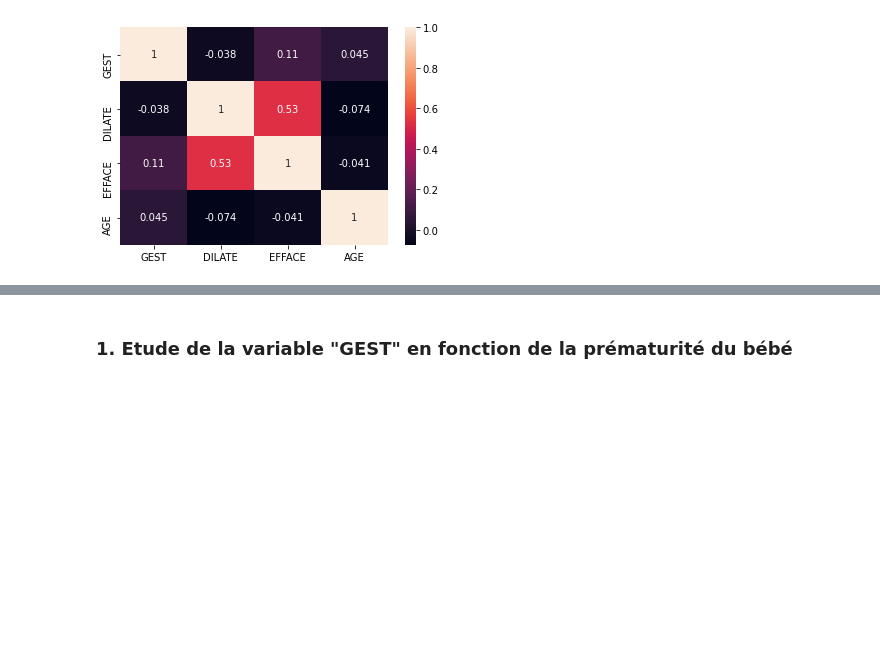
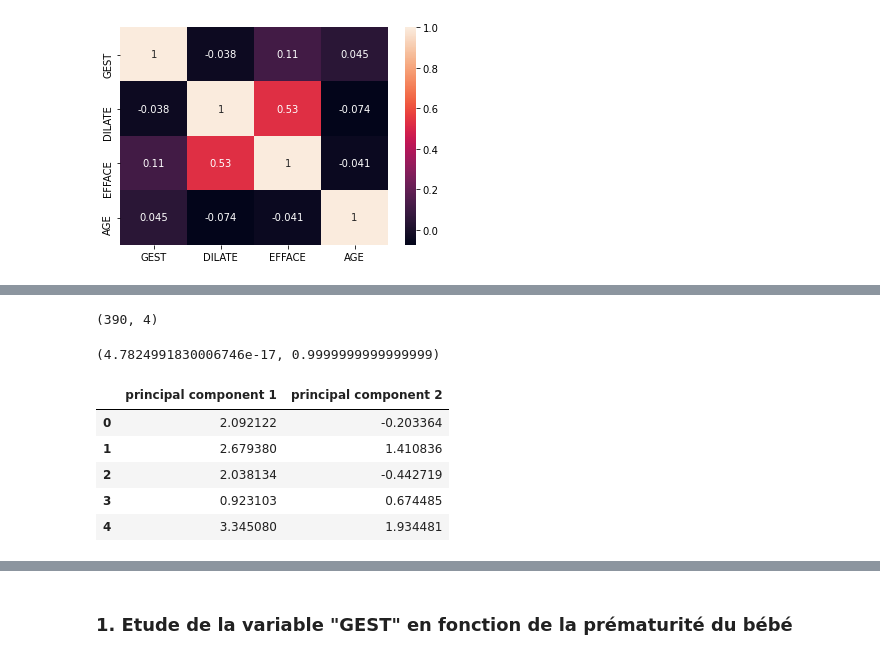
Before and after one commit to DorianKeds/ML_IASchool, a Jupyter notebook: POULES_Projet_Machine_Learning_IA.ipynb, the cells around one changed output, grey strips where cells are left out. Cells and saved outputs as stored; diff of their text form; code cells hidden in the pictures; blank space fills up the shorter version.

```diff
--- a/POULES_Projet_Machine_Learning_IA.ipynb
+++ b/POULES_Projet_Machine_Learning_IA.ipynb
@@ -226,0 +240,9 @@ plt.show()
+# %%
+X.shape
+# %% [output]
+(390, 4)
+# %%
+# Vérifions si les données normalisées ont une moyenne de 0 et un écart type de 1.
+np.mean(X),np.std(X)
+# %% [output]
+(4.7824991830006746e-17, 0.9999999999999999)
@@ -226,0 +259,9 @@ plt.show()
+# %%
+principal_composant_Df.head()
+# %% [output]
+|  | principal component 1 | principal component 2 |
+| 0 | 2.092122 | -0.203364 |
+| 1 | 2.679380 | 1.410836 |
+| 2 | 2.038134 | -0.442719 |
+| 3 | 0.923103 | 0.674485 |
+| 4 | 3.345080 | 1.934481 |
```
Also changed, not shown: parts of 11 cells of this notebook.
